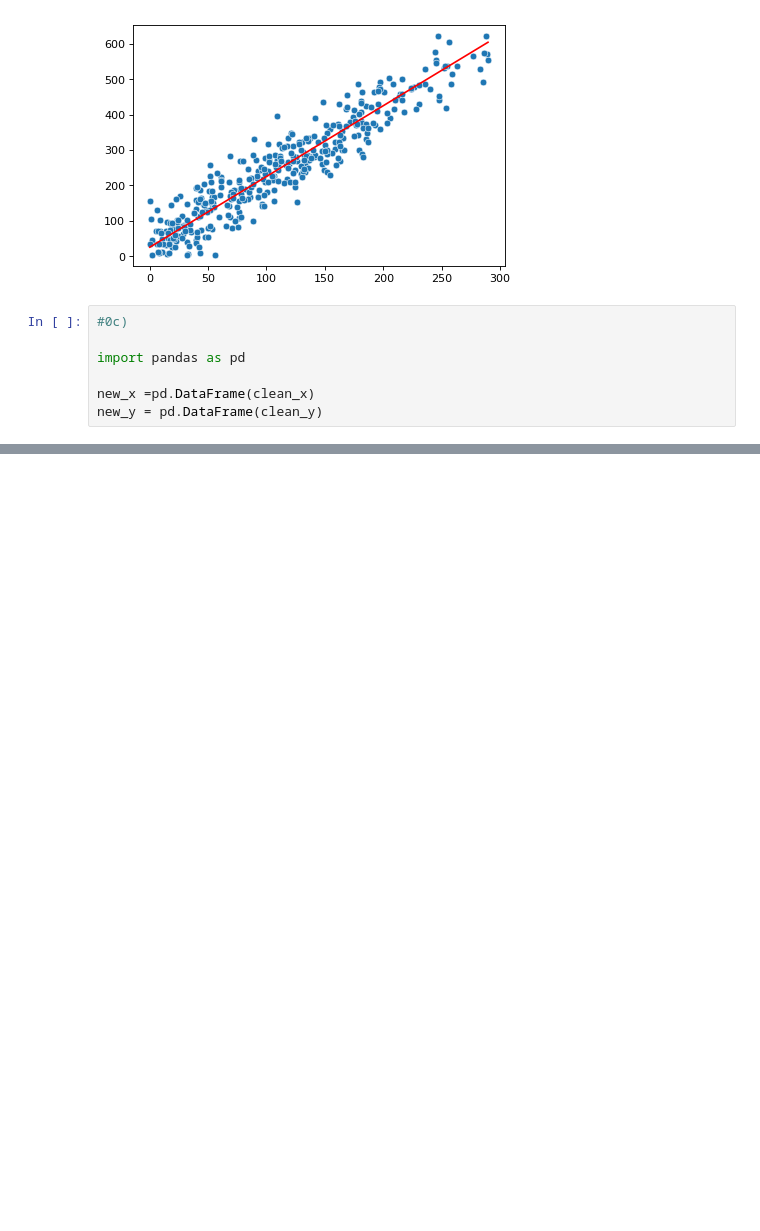
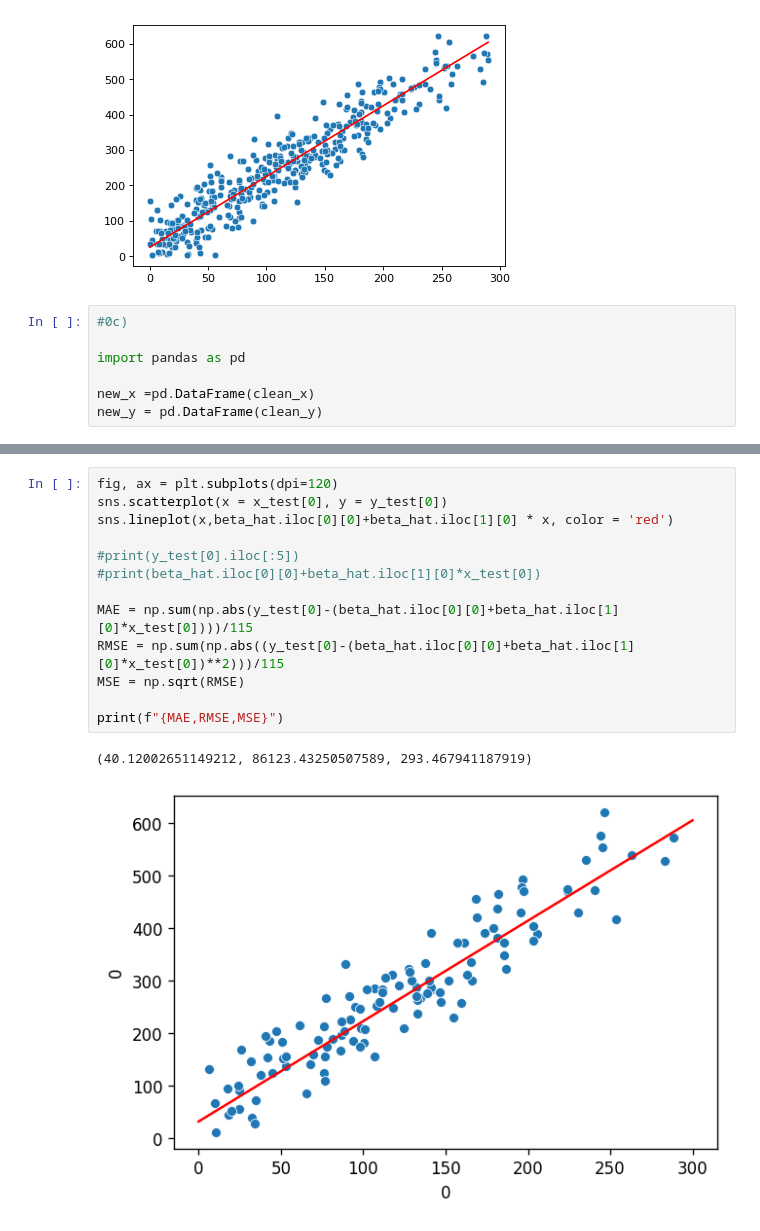
Before and after one commit to FHegardt/Maskininl-rning-Fredrik-Hegardt, a Jupyter notebook: Exercises/Exer_0.ipynb, the cells around one changed output, grey strips where cells are left out. Cells and saved outputs as stored; diff of their text form; blank space fills up the shorter version.

```diff
--- a/Exercises/Exer_0.ipynb
+++ b/Exercises/Exer_0.ipynb
@@ -79,0 +85,16 @@ plt.show()
+# %%
+fig, ax = plt.subplots(dpi=120)
+sns.scatterplot(x = x_test[0], y = y_test[0])
+sns.lineplot(x,beta_hat.iloc[0][0]+beta_hat.iloc[1][0] * x, color = 'red')
+
+#print(y_test[0].iloc[:5])
+#print(beta_hat.iloc[0][0]+beta_hat.iloc[1][0]*x_test[0])
+
+MAE = np.sum(np.abs(y_test[0]-(beta_hat.iloc[0][0]+beta_hat.iloc[1][0]*x_test[0])))/115
+RMSE = np.sum(np.abs((y_test[0]-(beta_hat.iloc[0][0]+beta_hat.iloc[1][0]*x_test[0])**2)))/115
+MSE = np.sqrt(RMSE)
+
+print(f"{MAE,RMSE,MSE}")
+# %% [output]
+(40.12002651149212, 86123.43250507589, 293.467941187919)
+[figure, added]
```
Also changed, not shown: parts of 2 cells of this notebook.
